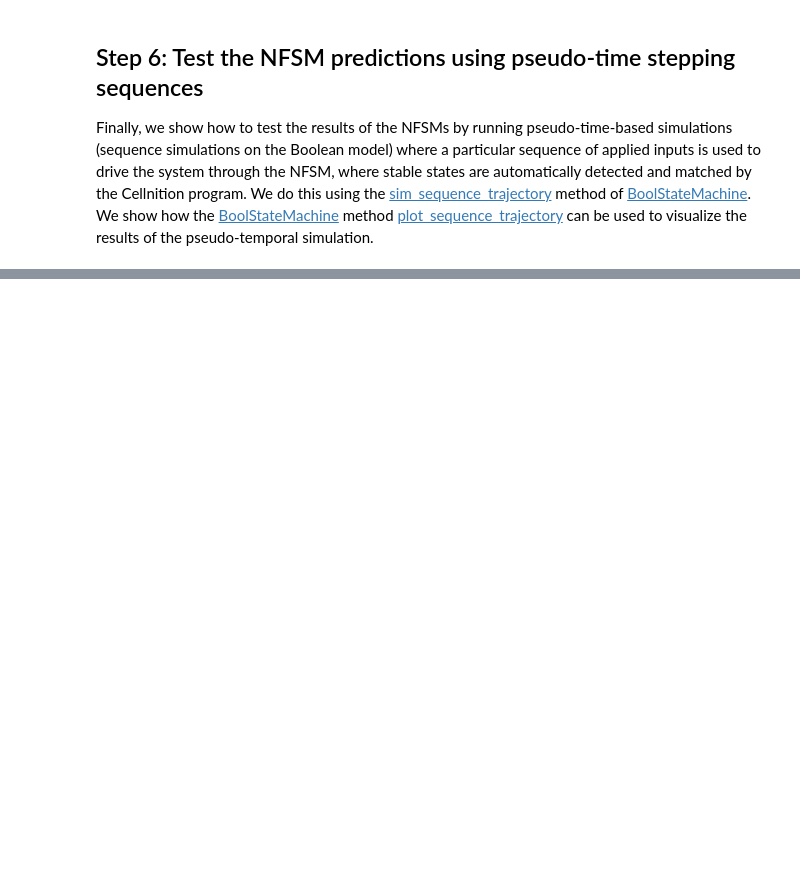
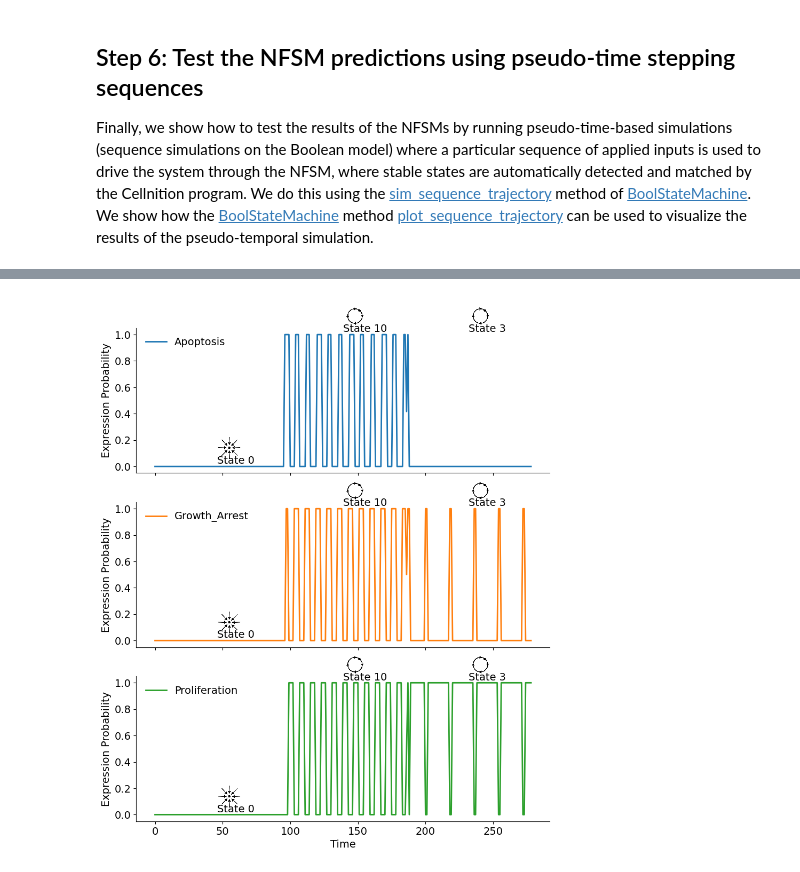
Before and after one commit to betsee/cellnition, a Jupyter notebook: ipynb/Tutorial2_BooleanNFSM_v1.ipynb, the cells around one changed output, grey strips where cells are left out. Cells and saved outputs as stored; diff of their text form; code cells hidden in the pictures; blank space fills up the shorter version.

```diff
--- a/ipynb/Tutorial2_BooleanNFSM_v1.ipynb
+++ b/ipynb/Tutorial2_BooleanNFSM_v1.ipynb
@@ -402,22 +437,24 @@ np.asarray(bnet.nodes_list)[bnet.output_node_inds], bnet.output_node_inds
 # %%
 # Plot the results of the pseudo-time simulation with respect to the output node levels:
 input_seq = ''
 for ii in input_list:
     input_seq += ii + '_'
 
-savefig = os.path.join(tmp_path, f'pseudotime_trajectory_{input_seq}{libg.name}.png')
+savefig = os.path.join(save_path, f'pseudotime_trajectory_{input_seq}{libg.name}.png')
 
 fig, ax = bsm.plot_sequence_trajectory(c_time,
                                          tvectr,
                                          phase_inds,
                                          matched_states,
                                          char_states,
                                          gene_plot_inds=bnet.output_node_inds,
                                          figsize = (10, 4),
                                          state_label_offset = 0.02,
                                          glyph_zoom=0.15,
                                          glyph_alignment=(-0.0, -0.15),
                                          fontsize='medium',
                                          save_file = savefig,
                                          legend=True,
                                          )
+# %% [output]
+[figure, added]
```
Also changed, not shown: parts of 11 cells of this notebook.
